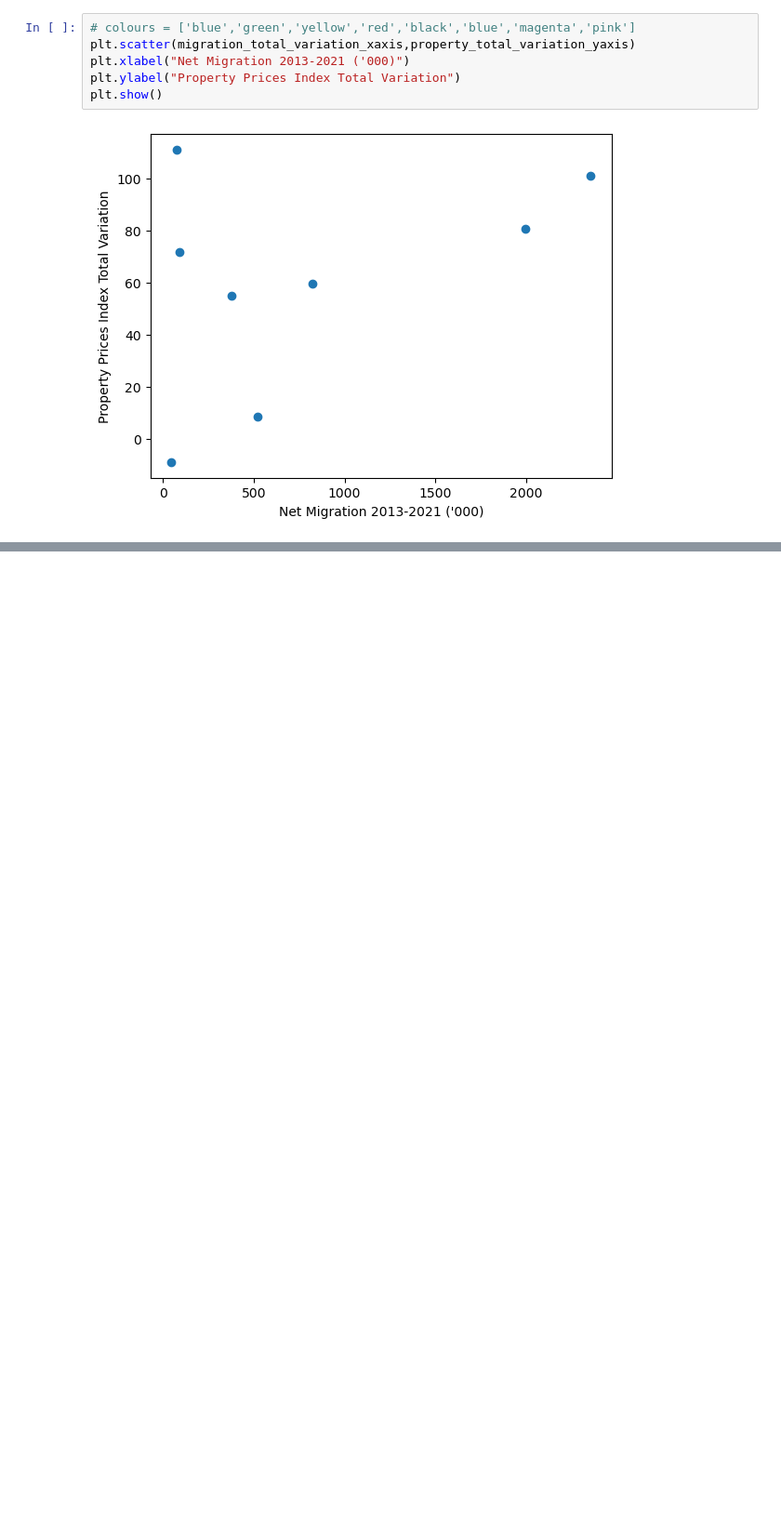
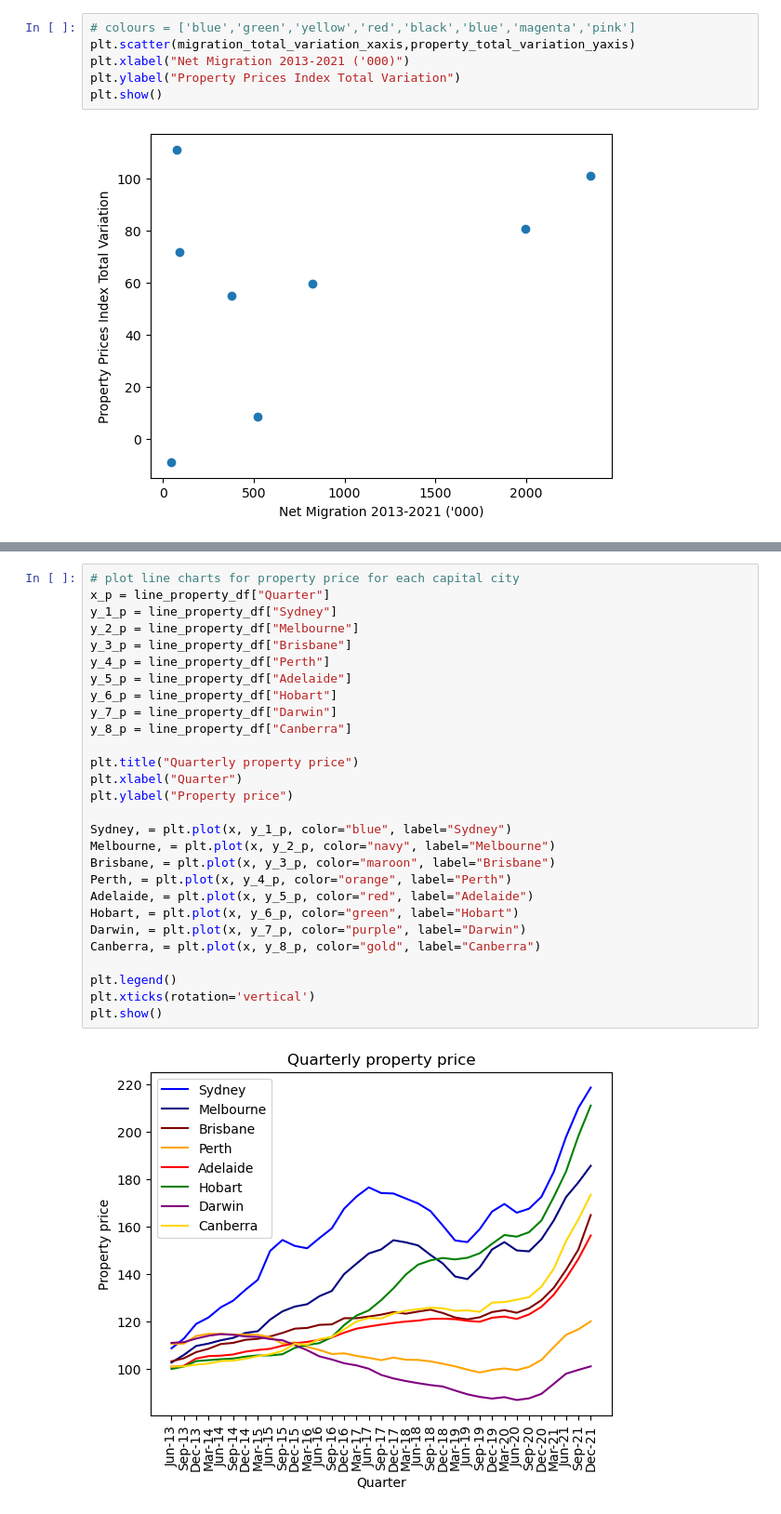
Before and after one commit to L-Tren/Project-1-Group-2, a Jupyter notebook: Project_1_Group2.ipynb, the cells around one changed output, grey strips where cells are left out. Shown at 93% size. Drawn from its saved outputs; the diff is of its cells as text; blank space fills up the shorter version.

```diff
--- a/Project_1_Group2.ipynb
+++ b/Project_1_Group2.ipynb
@@ -347,0 +412,30 @@ plt.show()
+# %%
+# plot line charts for property price for each capital city
+x_p = line_property_df["Quarter"]
+y_1_p = line_property_df["Sydney"]
+y_2_p = line_property_df["Melbourne"]
+y_3_p = line_property_df["Brisbane"]
+y_4_p = line_property_df["Perth"]
+y_5_p = line_property_df["Adelaide"]
+y_6_p = line_property_df["Hobart"]
+y_7_p = line_property_df["Darwin"]
+y_8_p = line_property_df["Canberra"]
+
+plt.title("Quarterly property price")
+plt.xlabel("Quarter")
+plt.ylabel("Property price")
+
+Sydney, = plt.plot(x, y_1_p, color="blue", label="Sydney")
+Melbourne, = plt.plot(x, y_2_p, color="navy", label="Melbourne")
+Brisbane, = plt.plot(x, y_3_p, color="maroon", label="Brisbane")
+Perth, = plt.plot(x, y_4_p, color="orange", label="Perth")
+Adelaide, = plt.plot(x, y_5_p, color="red", label="Adelaide")
+Hobart, = plt.plot(x, y_6_p, color="green", label="Hobart")
+Darwin, = plt.plot(x, y_7_p, color="purple", label="Darwin")
+Canberra, = plt.plot(x, y_8_p, color="gold", label="Canberra")
+
+plt.legend()
+plt.xticks(rotation='vertical')
+plt.show()
+# %% [output]
+[figure, added]
```
Also changed, not shown: parts of 3 cells of this notebook.
